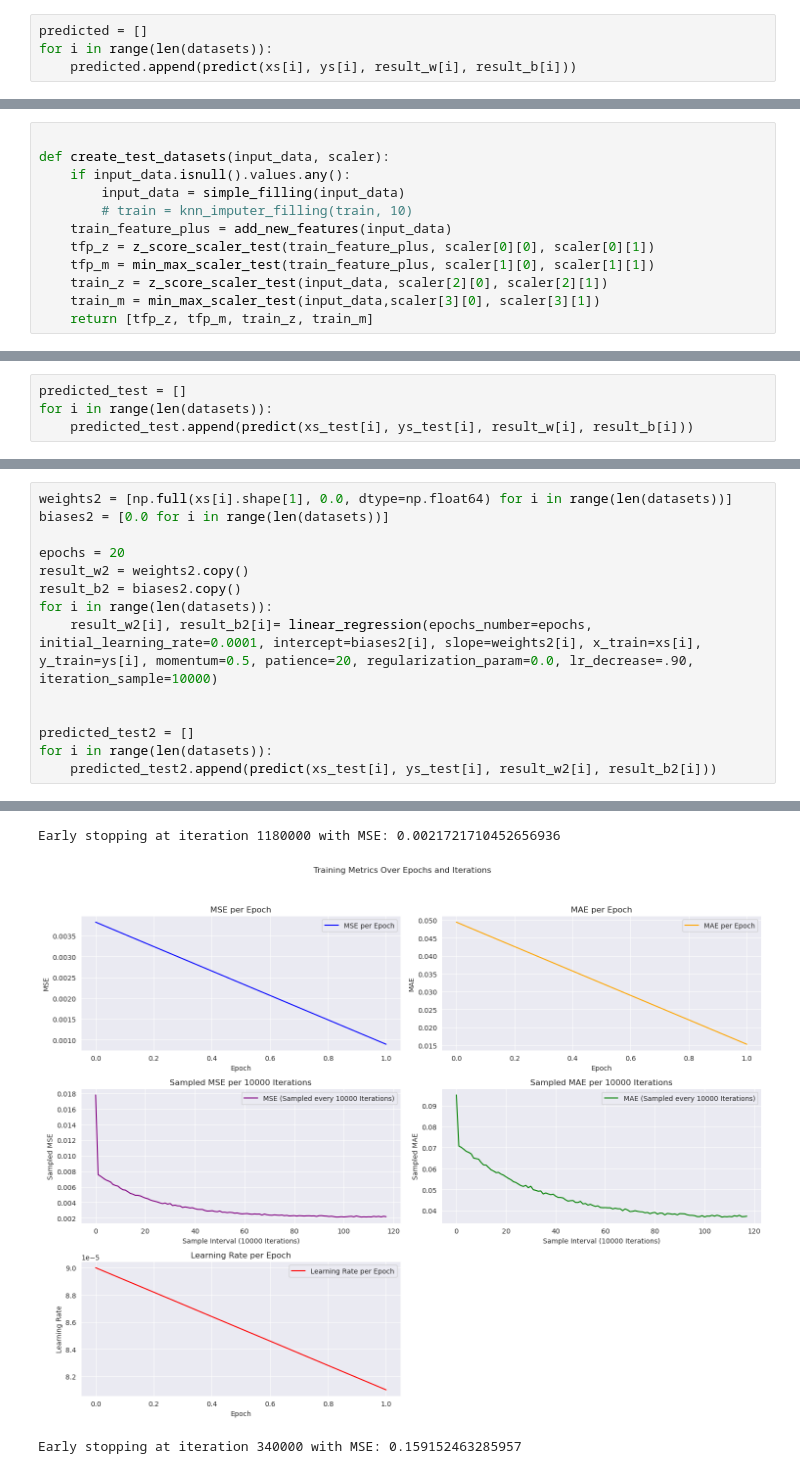
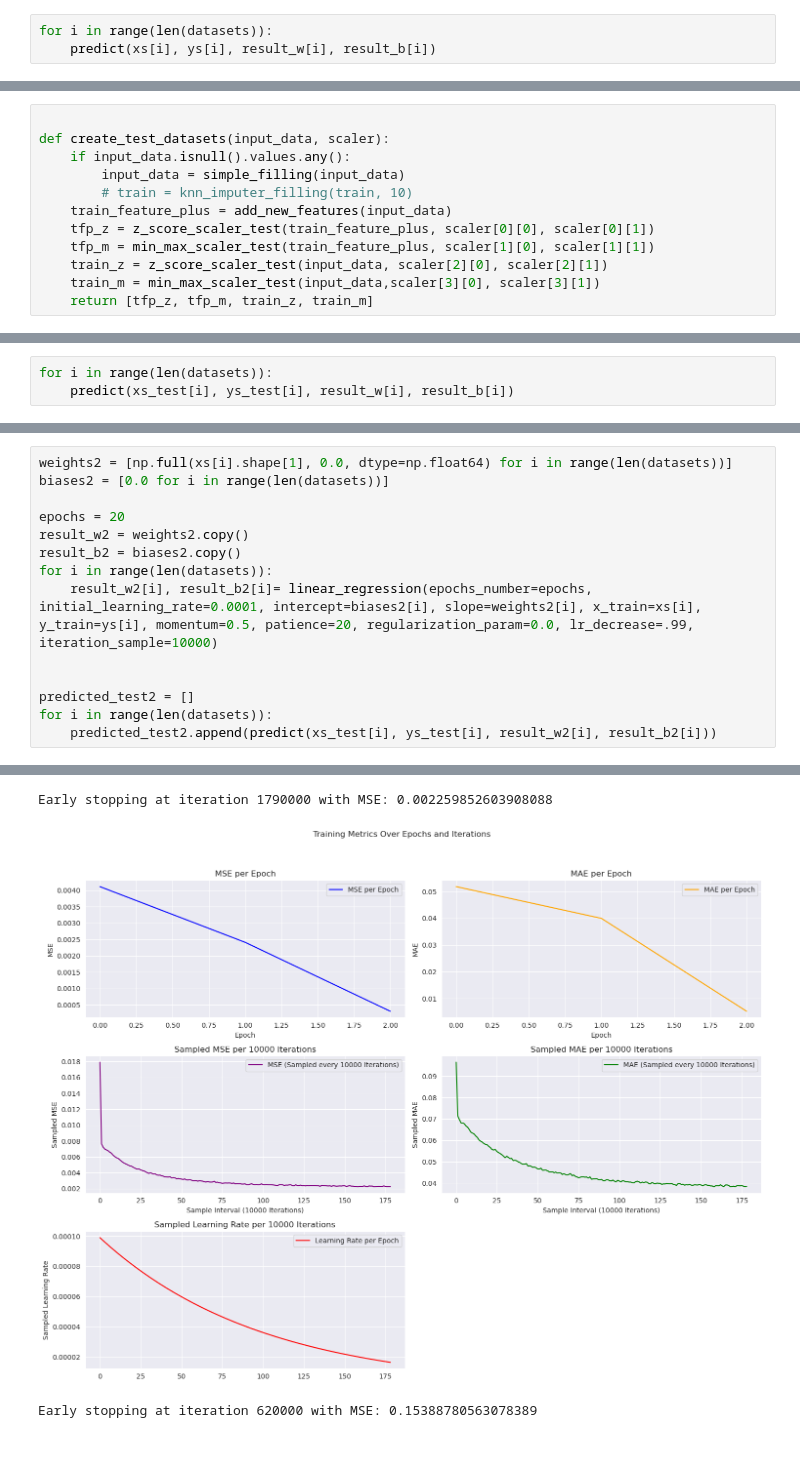
Before and after one commit to danial3000/ai_project, a Jupyter notebook: Phase 1/linear regression/lr.ipynb, the cells around one changed output, grey strips where cells are left out. Saved outputs shown, nothing was run; the diff lists cells and outputs as text.

Commit message:
linear regression final commit
adding comment and cleaning up

```diff
--- a/Phase 1/linear regression/lr.ipynb
+++ b/Phase 1/linear regression/lr.ipynb
@@ -342,5 +370,4 @@ def predict(x_test, y_test, slope, intercept):
 # %%
-predicted = []
 for i in range(len(datasets)):
-    predicted.append(predict(xs[i], ys[i], result_w[i], result_b[i]))
+    predict(xs[i], ys[i], result_w[i], result_b[i])
 # %% [output]
@@ -420,5 +456,4 @@ for data in test_datasets:
 # %%
-predicted_test = []
 for i in range(len(datasets)):
-    predicted_test.append(predict(xs_test[i], ys_test[i], result_w[i], result_b[i]))
+    predict(xs_test[i], ys_test[i], result_w[i], result_b[i])
 # %% [output]
@@ -442,7 +479,7 @@ epochs = 20
 result_w2 = weights2.copy()
 result_b2 = biases2.copy()
 for i in range(len(datasets)):
-    result_w2[i], result_b2[i]= linear_regression(epochs_number=epochs, initial_learning_rate=0.0001, intercept=biases2[i], slope=weights2[i], x_train=xs[i], y_train=ys[i], momentum=0.5, patience=20, regularization_param=0.0, lr_decrease=.90, iteration_sample=10000)
+    result_w2[i], result_b2[i]= linear_regression(epochs_number=epochs, initial_learning_rate=0.0001, intercept=biases2[i], slope=weights2[i], x_train=xs[i], y_train=ys[i], momentum=0.5, patience=20, regularization_param=0.0, lr_decrease=.99, iteration_sample=10000)
 
 
 predicted_test2 = []
@@ -454,3 +491,3 @@ Early stopping at iteration 340000 with MSE: 0.15970762759555374
-Early stopping at iteration 1180000 with MSE: 0.0021721710452656936
+Early stopping at iteration 1790000 with MSE: 0.002259852603908088
-[figure, old version]
+[figure, new version]
-Early stopping at iteration 340000 with MSE: 0.159152463285957
+Early stopping at iteration 620000 with MSE: 0.15388780563078389
```
Also changed, not shown: parts of 30 cells of this notebook, 1 other file.
